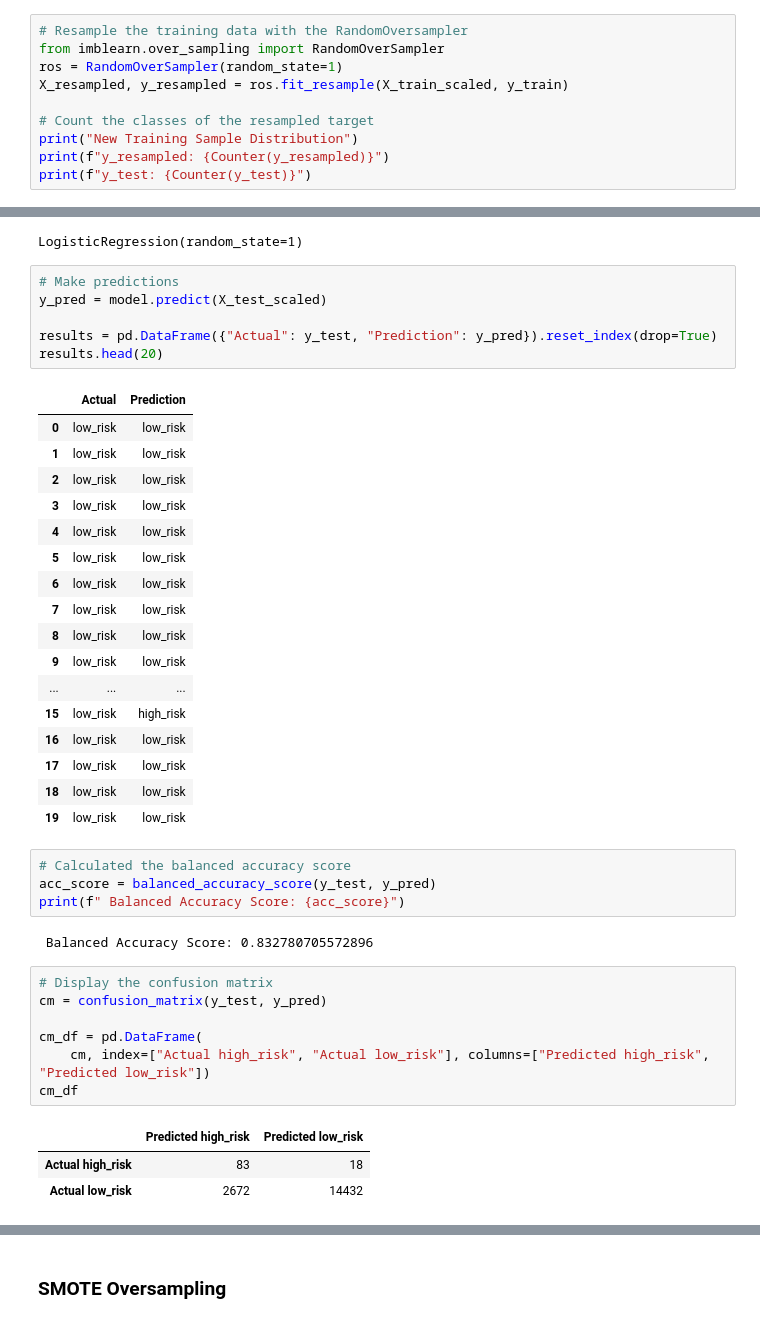
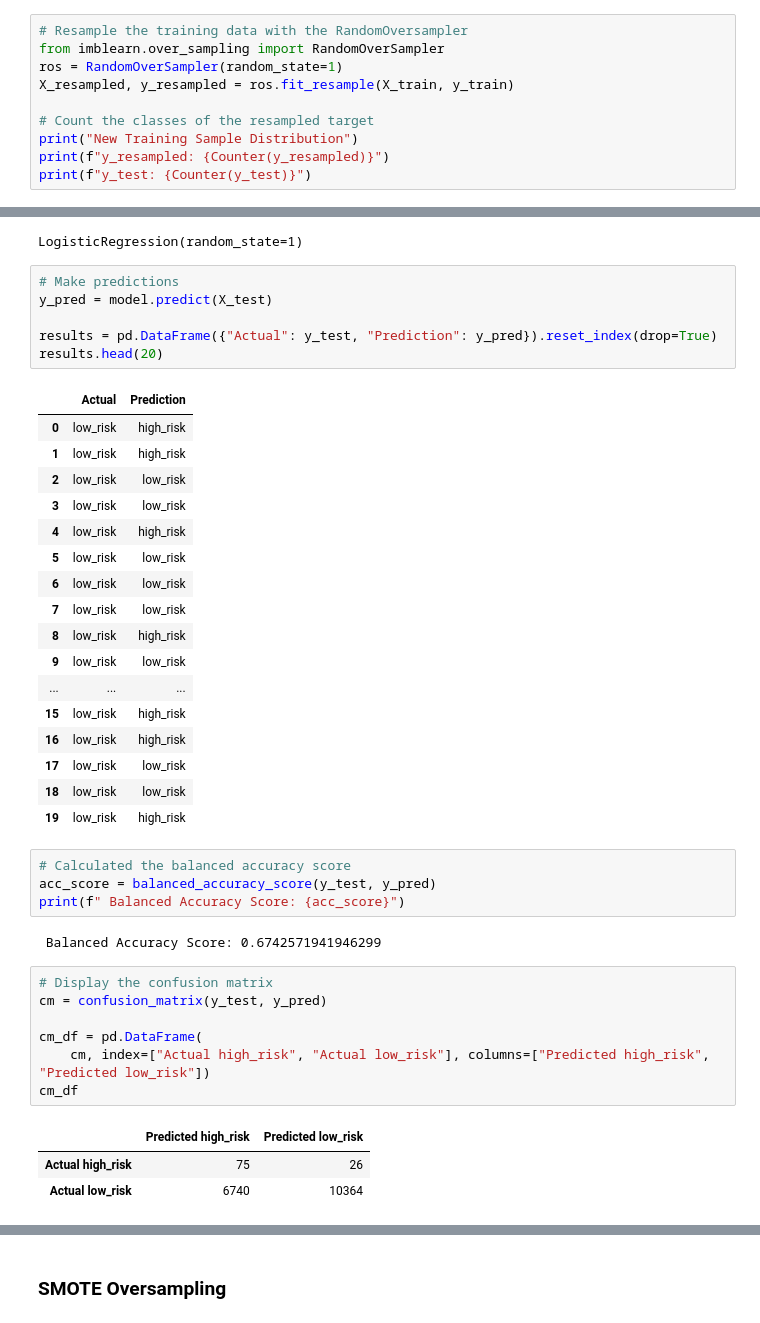
Before and after one commit to carlysandler/Credit_Risk_Analysis, a Jupyter notebook: credit_risk_resampling.ipynb, the cells around one changed output, grey strips where cells are left out. Saved outputs shown, nothing was run; the diff lists cells and outputs as text.

```diff
--- a/credit_risk_resampling.ipynb
+++ b/credit_risk_resampling.ipynb
@@ -188,7 +177,7 @@ Note: Use a random state of 1 for each sampling algorithm to ensure consistency
 # Resample the training data with the RandomOversampler
 from imblearn.over_sampling import RandomOverSampler
 ros = RandomOverSampler(random_state=1)
-X_resampled, y_resampled = ros.fit_resample(X_train_scaled, y_train)
+X_resampled, y_resampled = ros.fit_resample(X_train, y_train)
 
 # Count the classes of the resampled target
 print("New Training Sample Distribution")
@@ -207,34 +196,34 @@ model.fit(X_resampled, y_resampled)
 LogisticRegression(random_state=1)
 # %%
 # Make predictions
-y_pred = model.predict(X_test_scaled)
+y_pred = model.predict(X_test)
 
 results = pd.DataFrame({"Actual": y_test, "Prediction": y_pred}).reset_index(drop=True)
 results.head(20)
 # %% [output]
 |  | Actual | Prediction |
-| 0 | low_risk | low_risk |
-| 1 | low_risk | low_risk |
+| 0 | low_risk | high_risk |
+| 1 | low_risk | high_risk |
 | 2 | low_risk | low_risk |
 | 3 | low_risk | low_risk |
-| 4 | low_risk | low_risk |
+| 4 | low_risk | high_risk |
 | 5 | low_risk | low_risk |
 | 6 | low_risk | low_risk |
 | 7 | low_risk | low_risk |
-| 8 | low_risk | low_risk |
+| 8 | low_risk | high_risk |
 | 9 | low_risk | low_risk |
 | ... | ... | ... |
 | 15 | low_risk | high_risk |
-| 16 | low_risk | low_risk |
+| 16 | low_risk | high_risk |
 | 17 | low_risk | low_risk |
 | 18 | low_risk | low_risk |
-| 19 | low_risk | low_risk |
+| 19 | low_risk | high_risk |
 # %%
 # Calculated the balanced accuracy score
 acc_score = balanced_accuracy_score(y_test, y_pred)
 print(f" Balanced Accuracy Score: {acc_score}")
 # %% [output]
- Balanced Accuracy Score: 0.832780705572896
+ Balanced Accuracy Score: 0.6742571941946299
 # %%
 # Display the confusion matrix
 cm = confusion_matrix(y_test, y_pred)
@@ -244,8 +233,8 @@ cm_df = pd.DataFrame(
 cm_df
 # %% [output]
 |  | Predicted high_risk | Predicted low_risk |
-| Actual high_risk | 83 | 18 |
-| Actual low_risk | 2672 | 14432 |
+| Actual high_risk | 75 | 26 |
+| Actual low_risk | 6740 | 10364 |
 # %%
 # Print the imbalanced classification report
 report = classification_report_imbalanced(y_test, y_pred)
```
Also changed, not shown: parts of 18 cells of this notebook, 5 other files.
